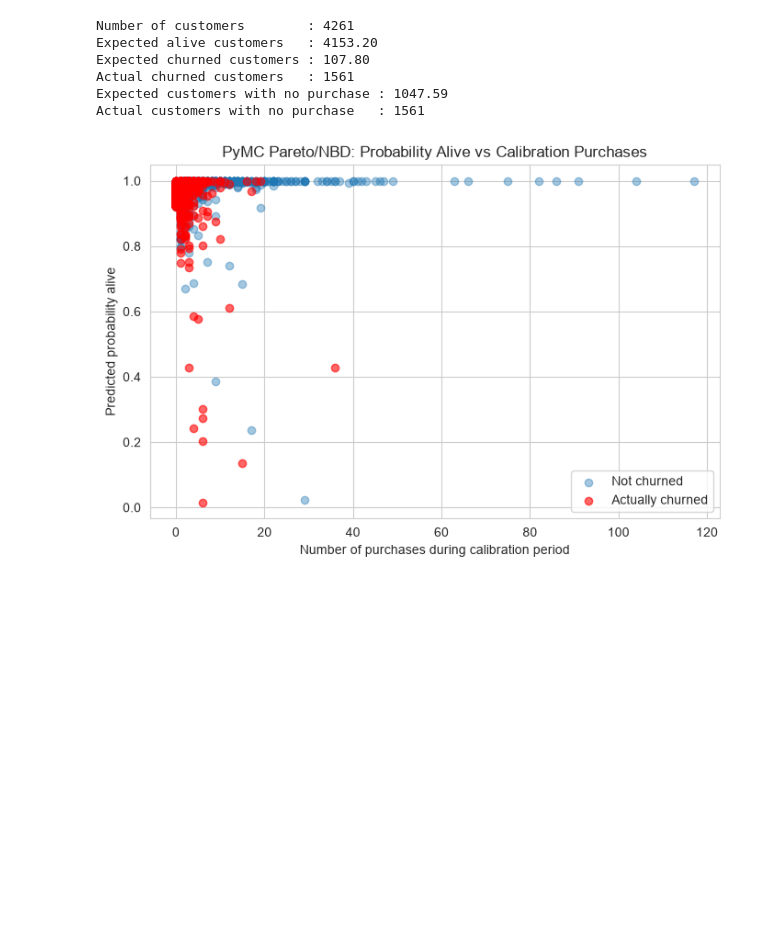
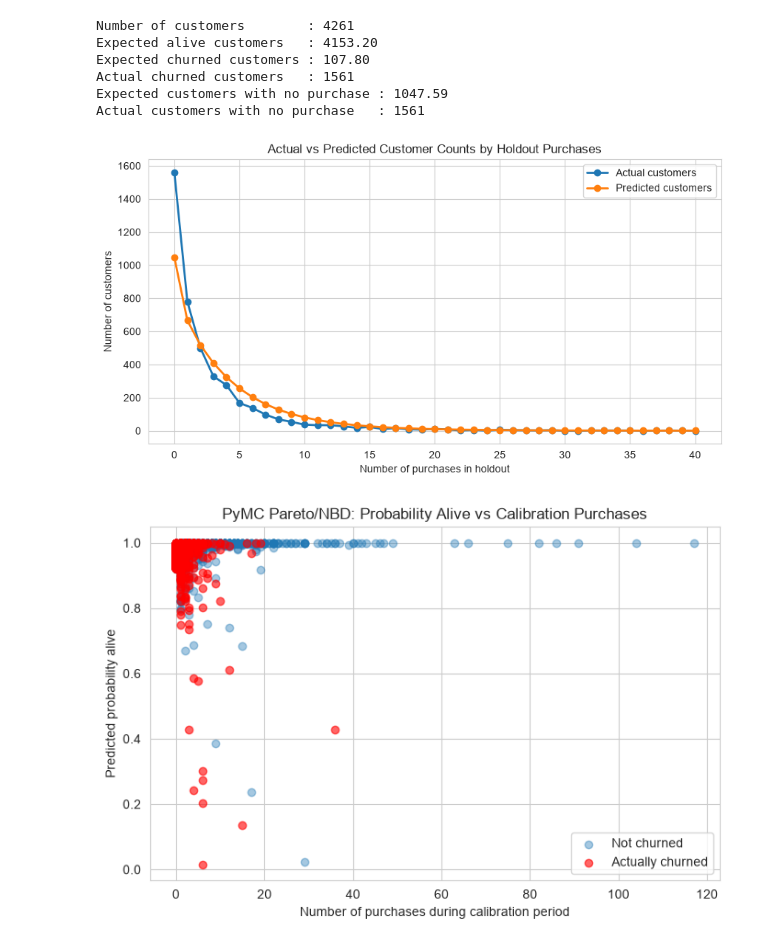
Before and after one commit to amdirfan88/customer-clv, a Jupyter notebook: notebooks/02_Churn.ipynb, the cells around one changed output. Saved outputs shown, nothing was run; the diff lists cells and outputs as text; code cells hidden in the pictures; blank space fills up the shorter version.

Commit message:
Partial advancement in CLV modeling and evaluation

```diff
--- a/notebooks/02_CLV.ipynb
+++ b/notebooks/02_Churn.ipynb
@@ -358,3 +384,9 @@ Inference data with groups:
+# %%
+df_holdout["order_date"] = pd.to_datetime(df_holdout["order_date"])
+future_t = (df_holdout["order_date"].max() - df_holdout["order_date"].min()).days
+pred_orders = pareto_model.expected_purchases(data=summary_cal, future_t=future_t)
+pareto_pred = summary_cal[["customer_id"]].copy().assign(predicted_orders_holdout=pred_orders.mean(("chain", "draw")).values)
+pareto_pred.to_csv("pareto_predicted_orders_holdout.csv", index=False)
 # %% [markdown]
 ## Churn and zero purchase in the holdout period
 # %%
@@ -364,7 +396,7 @@ holdout_period = (
 ).days
 # %%
 # probability customer is alive after calibration
-p_alive = model.expected_probability_alive(data=summary_cal)
+p_alive = pareto_model.expected_probability_alive(data=summary_cal)
 
 evaluation = summary_cal.copy()
 evaluation["p_alive"] = np.asarray(p_alive).ravel()
@@ -408,7 +440,7 @@ ROC AUC:
 0.7472701497140959
 # %%
 evaluation["p0"] = np.asarray(
-    model.expected_purchase_probability(
+    pareto_model.expected_purchase_probability(
         data=summary_cal,
         n_purchases=0,
         future_t=holdout_period
@@ -423,7 +455,7 @@ expected_no_purchase = evaluation["p0"].sum()
 
 
 # Probability alive for each customer
-p_alive = model.expected_probability_alive(data=summary_cal)
+p_alive = pareto_model.expected_probability_alive(data=summary_cal)
 
 evaluation["p_alive"] = np.asarray(p_alive).ravel()
 
@@ -441,13 +473,11 @@ actual_churned = (
 expected_no_purchase = evaluation["p0"].sum()
 actual_no_purchase = (evaluation["actual_purchases"] == 0).sum()
 
-
 print(f"Number of customers        : {len(evaluation)}")
 print(f"Expected alive customers   : {expected_alive:.2f}")
 print(f"Expected churned customers : {expected_churned:.2f}")
 print(f"Actual churned customers   : {actual_churned}")
 
-
 print(f"Expected customers with no purchase : {expected_no_purchase:.2f}")
 print(f"Actual customers with no purchase   : {actual_no_purchase}")
 # %% [output]
@@ -457,6 +487,52 @@ Expected churned customers : 107.80
 Actual churned customers   : 1561
 Expected customers with no purchase : 1047.59
 Actual customers with no purchase   : 1561
+# %%
+# actual purchases per customer in holdout
+actual = df_holdout.groupby("Customer ID")["order_id"].nunique()
+evaluation["actual_purchases"] = evaluation["customer_id"].map(actual).fillna(0).astype(int)
+
+# predicted and actual customer counts for 0..40 purchases in holdout
+max_n = 40
+n_vals = list(range(max_n + 1))
+
+pred_counts = []
+for n in n_vals:
+    p_n = np.asarray(
+        pareto_model.expected_purchase_probability(
+            data=summary_cal,
+            n_purchases=n,
+            future_t=holdout_period
+        )
+    ).ravel()
+    pred_counts.append(p_n.sum())
+
+actual_counts = (
+    evaluation["actual_purchases"]
+    .value_counts()
+    .reindex(n_vals, fill_value=0)
+    .sort_index()
+)
+
+count_summary = pd.DataFrame({
+    "n_purchases": n_vals,
+    "predicted_customers": pred_counts,
+    "actual_customers": actual_counts.values
+})
+
+
+
+plt.figure(figsize=(10, 5))
+plt.plot(count_summary["n_purchases"], count_summary["actual_customers"], marker="o", linewidth=2, label="Actual customers")
+plt.plot(count_summary["n_purchases"], count_summary["predicted_customers"], marker="o", linewidth=2, label="Predicted customers")
+plt.xlabel("Number of purchases in holdout")
+plt.ylabel("Number of customers")
+plt.title("Actual vs Predicted Customer Counts by Holdout Purchases")
+plt.grid(True)
+plt.legend()
+plt.show()
+# %% [output]
+[figure, added]
 # %%
 holdout_customers = set(df_holdout["Customer ID"].unique())
 
```
Also changed, not shown: parts of 26 cells of this notebook, 3 other files.
